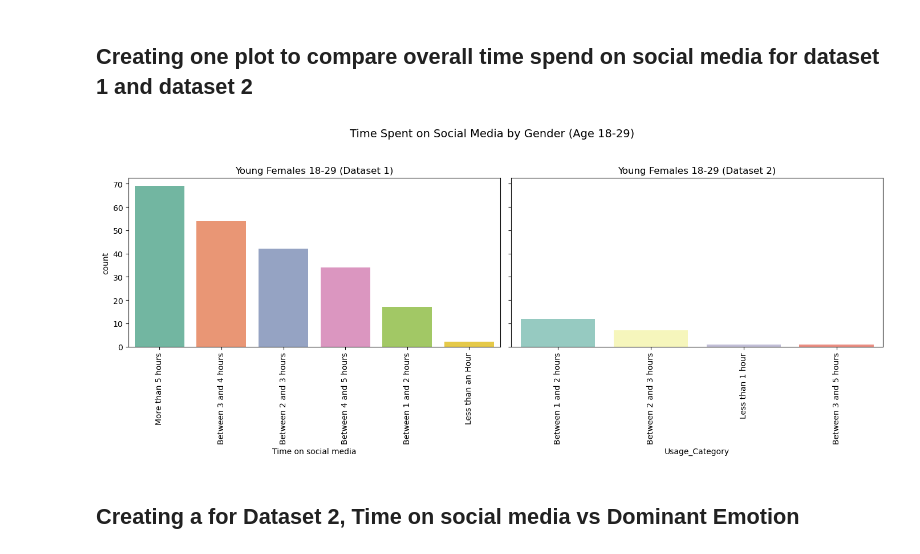
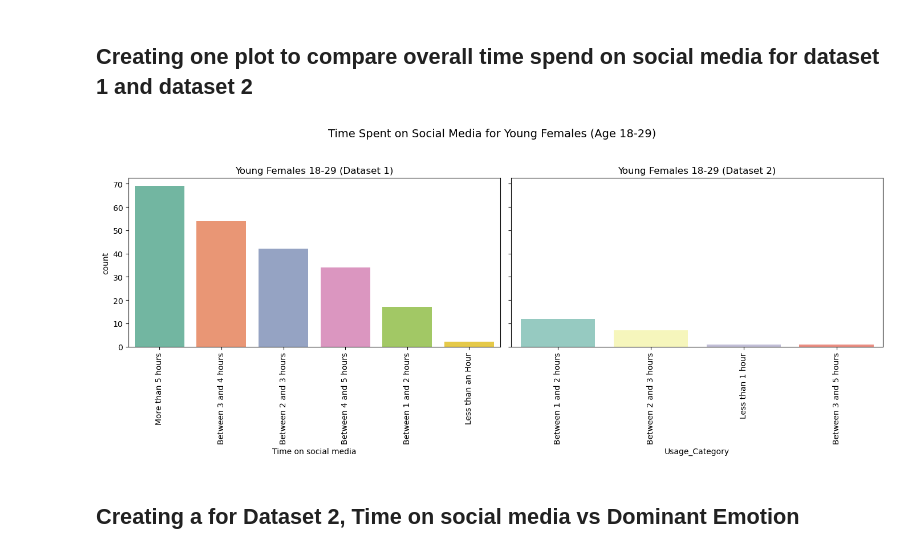
Before and after one commit to ilsecaher/MSDS640-Data-Cleaning, a Jupyter notebook: Social Media Impact.ipynb, the cells around one changed output. Cells and saved outputs as stored; diff of their text form; code cells hidden in the pictures.

```diff
--- a/Social Media Impact.ipynb
+++ b/Social Media Impact.ipynb
@@ -663,35 +663,35 @@ import seaborn as sns
 
 # Set up side-by-side subplots
 fig, axes = plt.subplots(1, 2, figsize=(14, 6), sharey=True)
 
 # Plot for Young Females
 sns.countplot(
     data=young_females,
     x="Time on social media",
     order=young_females["Time on social media"].value_counts().index,
     palette="Set2",
     ax=axes[0]
 )
 axes[0].set_title("Young Females 18-29 (Dataset 1)")
 axes[0].set_xticklabels(axes[0].get_xticklabels(), rotation=90)
 
 # Plot for Young Males
 sns.countplot(
     data=df2_young_female,
     x="Usage_Category",
     order=df2_young_female["Usage_Category"].value_counts().index,
     palette="Set3",
     ax=axes[1]
 )
 axes[1].set_title("Young Females 18-29 (Dataset 2)")
 axes[1].set_xticklabels(axes[1].get_xticklabels(), rotation=90)
 
 # Final layout
-fig.suptitle("Time Spent on Social Media by Gender (Age 18-29)", fontsize=14)
+fig.suptitle("Time Spent on Social Media for Young Females (Age 18-29)", fontsize=14)
 plt.tight_layout(rect=[0, 0, 1, 0.95])  # Leave space for suptitle
 plt.show()
 # %% [output]
-[figure, old version]
+[figure, new version]
 # %% [markdown]
 ## Creating a for Dataset 2, Time on social media vs Dominant Emotion
 # %%
```
Also changed, not shown: parts of 1 cell of this notebook.
